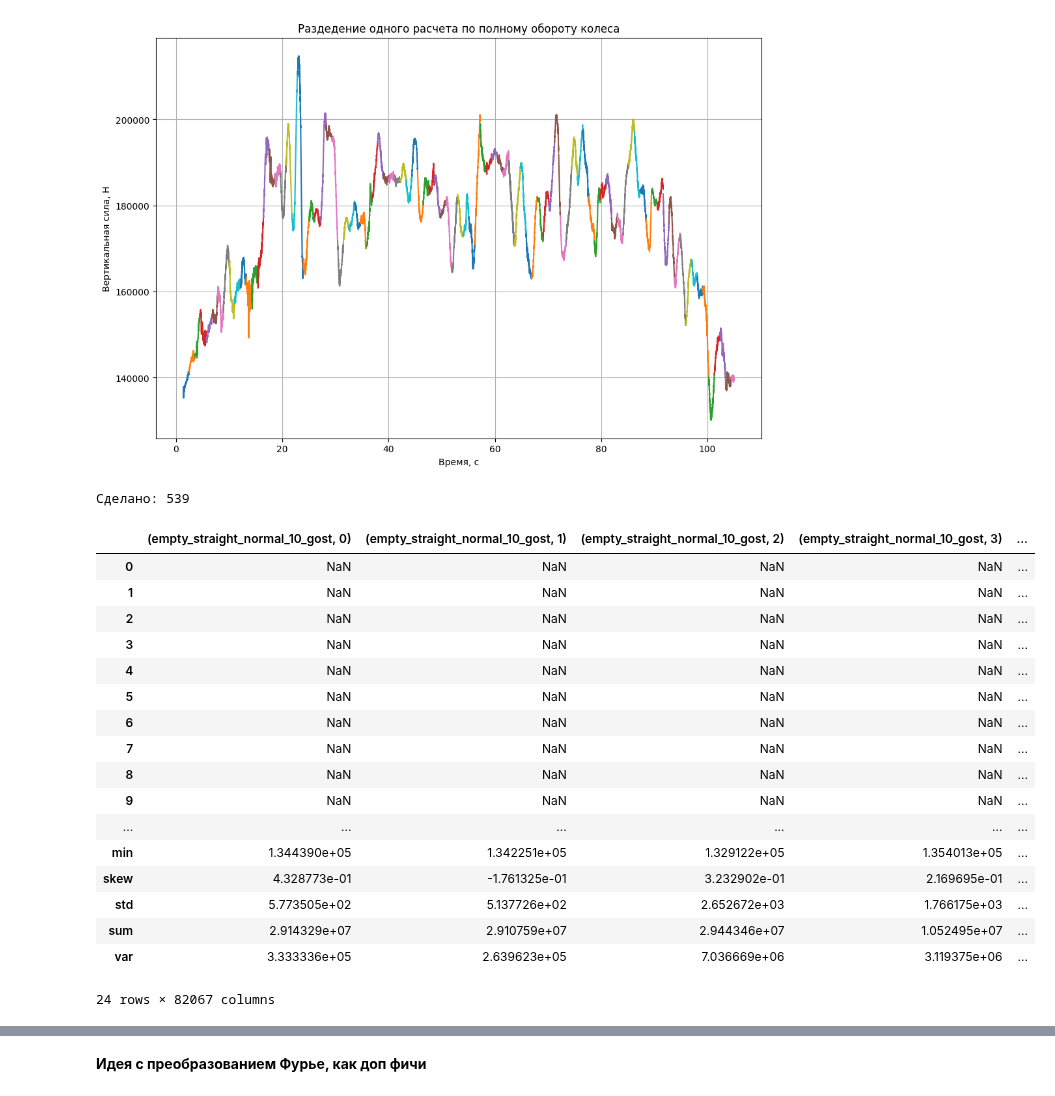
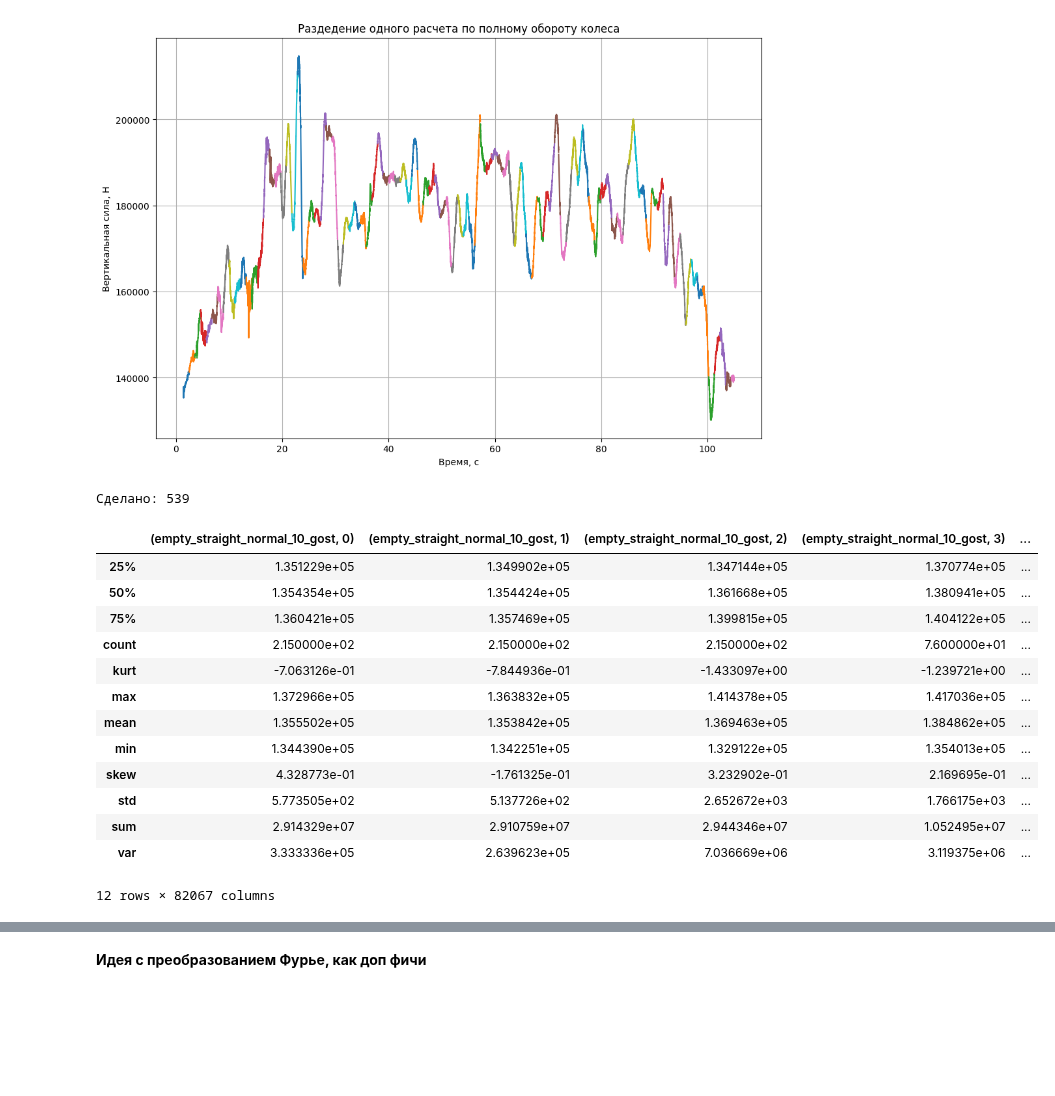
Before and after one commit to daniilgorenkov/Dissertation, a Jupyter notebook: observe.ipynb, the cells around one changed output, grey strips where cells are left out. Saved outputs shown, nothing was run; the diff lists cells and outputs as text; code cells hidden in the pictures; blank space fills up the shorter version.

```diff
--- a/observe.ipynb
+++ b/observe.ipynb
@@ -146,6 +146,8 @@ print(d)
 # %% [output]
 {'empty': {'straight': 0, 'curve_350': 0, 'curve_650': 0}, 'loaded': {'straight': 0, 'curve_350': 0, 'curve_650': 0}}
 # %%
+from IPython.display import clear_output
+
 wagon_cfg = ["empty","loaded"]
 way_cfg = ["straight","curve_350","curve_650"]
 wheel_cfg = ["gost", "greb_26","greb_28","greb_30","newwagonw"]
@@ -166,6 +168,7 @@ def get_full_calculations(wagon_cfg:list,
             for fault in fault_cfg:
                 gen_dict[wagon][way][fault] = {}
                 for wheel in wheel_cfg:
+                    clear_output(True)
                     print(f"{wagon}\n{way}\n{fault}\n{wheel}\n------")
                     gen_dict[wagon][way][fault][wheel] = get_speed_results(wagon,way,fault,wheel)
 
@@ -445,22 +423,25 @@ test = ALL_CALCULATIONS["empty"]["curve_350"]["normal"]["greb_30"][0]
 # %%
-make_frame_from_splits(ALL_CALCULATIONS,ALL_TIME_INDEXES)
+df = make_frame_from_splits(ALL_CALCULATIONS,ALL_TIME_INDEXES)
 # %% [output]
 Сделано: 539
-|  | (empty_straight_normal_10_gost, 0) | (empty_straight_normal_10_gost, 1) | (empty_straight_normal_10_gost, 2) | (empty_straight_normal_10_gost, 3) | ... |
-| 0 | NaN | NaN | NaN | NaN | ... |
-| 1 | NaN | NaN | NaN | NaN | ... |
-| 2 | NaN | NaN | NaN | NaN | ... |
-| 3 | NaN | NaN | NaN | NaN | ... |
-| 4 | NaN | NaN | NaN | NaN | ... |
-| 5 | NaN | NaN | NaN | NaN | ... |
-| 6 | NaN | NaN | NaN | NaN | ... |
-| 7 | NaN | NaN | NaN | NaN | ... |
-| 8 | NaN | NaN | NaN | NaN | ... |
-| 9 | NaN | NaN | NaN | NaN | ... |
-| ... | ... | ... | ... | ... | ... |
-| min | 1.344390e+05 | 1.342251e+05 | 1.329122e+05 | 1.354013e+05 | ... |
-| skew | 4.328773e-01 | -1.761325e-01 | 3.232902e-01 | 2.169695e-01 | ... |
-| std | 5.773505e+02 | 5.137726e+02 | 2.652672e+03 | 1.766175e+03 | ... |
-| sum | 2.914329e+07 | 2.910759e+07 | 2.944346e+07 | 1.052495e+07 | ... |
-| var | 3.333336e+05 | 2.639623e+05 | 7.036669e+06 | 3.119375e+06 | ... |
-24 rows × 82067 columns
+# %%
+unvalid_cols = [i for i in range(1,12)]
+
+df_ = df.drop(unvalid_cols,axis=1)
+
+df_
+# %% [output]
+|  | (empty_straight_normal_10_gost, 0) | (empty_straight_normal_10_gost, 1) | (empty_straight_normal_10_gost, 2) | (empty_straight_normal_10_gost, 3) | ... |
+| 25% | 1.351229e+05 | 1.349902e+05 | 1.347144e+05 | 1.370774e+05 | ... |
+| 50% | 1.354354e+05 | 1.354424e+05 | 1.361668e+05 | 1.380941e+05 | ... |
+| 75% | 1.360421e+05 | 1.357469e+05 | 1.399815e+05 | 1.404122e+05 | ... |
+| count | 2.150000e+02 | 2.150000e+02 | 2.150000e+02 | 7.600000e+01 | ... |
+| kurt | -7.063126e-01 | -7.844936e-01 | -1.433097e+00 | -1.239721e+00 | ... |
+| max | 1.372966e+05 | 1.363832e+05 | 1.414378e+05 | 1.417036e+05 | ... |
+| mean | 1.355502e+05 | 1.353842e+05 | 1.369463e+05 | 1.384862e+05 | ... |
+| min | 1.344390e+05 | 1.342251e+05 | 1.329122e+05 | 1.354013e+05 | ... |
+| skew | 4.328773e-01 | -1.761325e-01 | 3.232902e-01 | 2.169695e-01 | ... |
+| std | 5.773505e+02 | 5.137726e+02 | 2.652672e+03 | 1.766175e+03 | ... |
+| sum | 2.914329e+07 | 2.910759e+07 | 2.944346e+07 | 1.052495e+07 | ... |
+| var | 3.333336e+05 | 2.639623e+05 | 7.036669e+06 | 3.119375e+06 | ... |
+12 rows × 82067 columns
```
Also changed, not shown: parts of 5 cells of this notebook.
